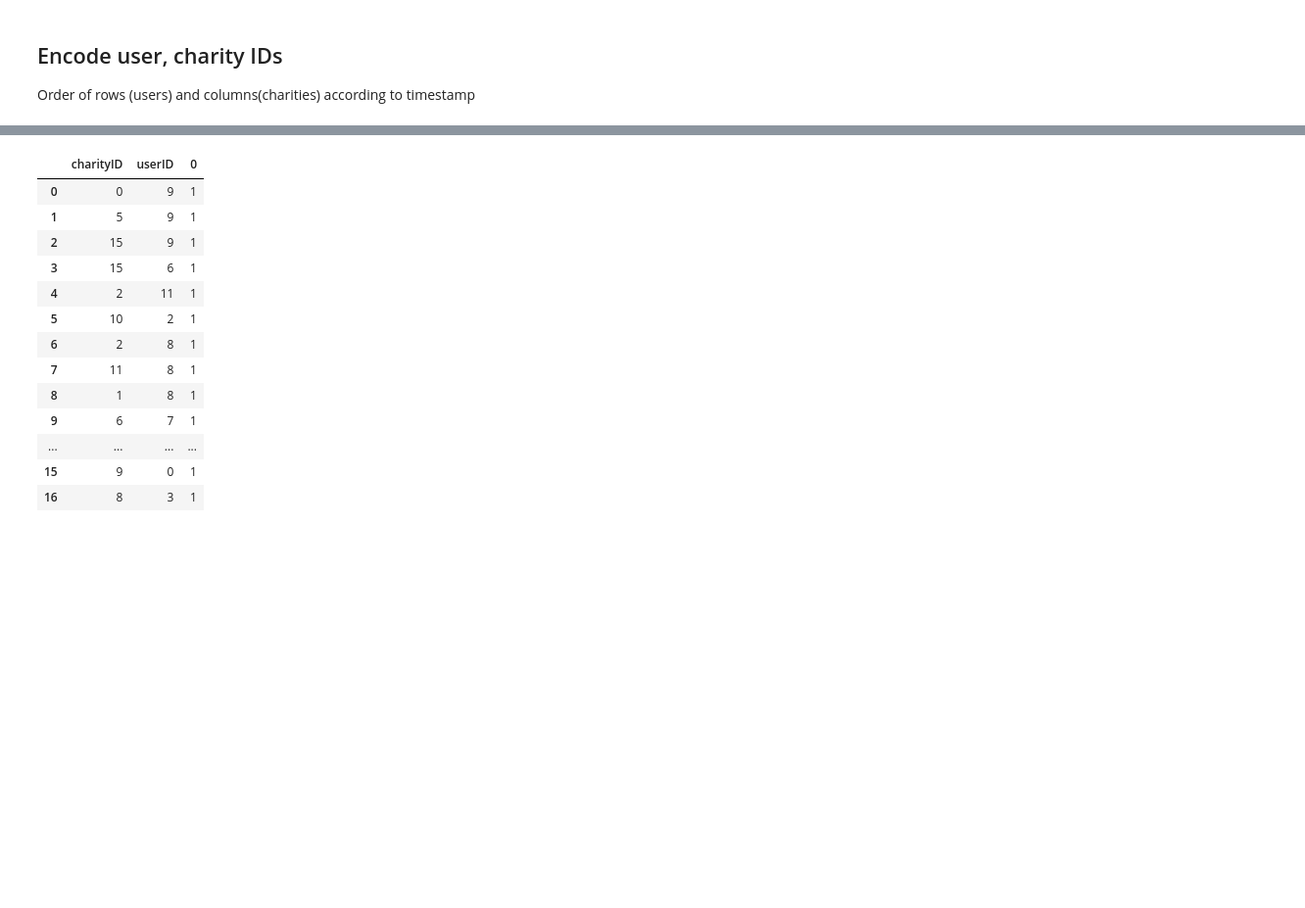
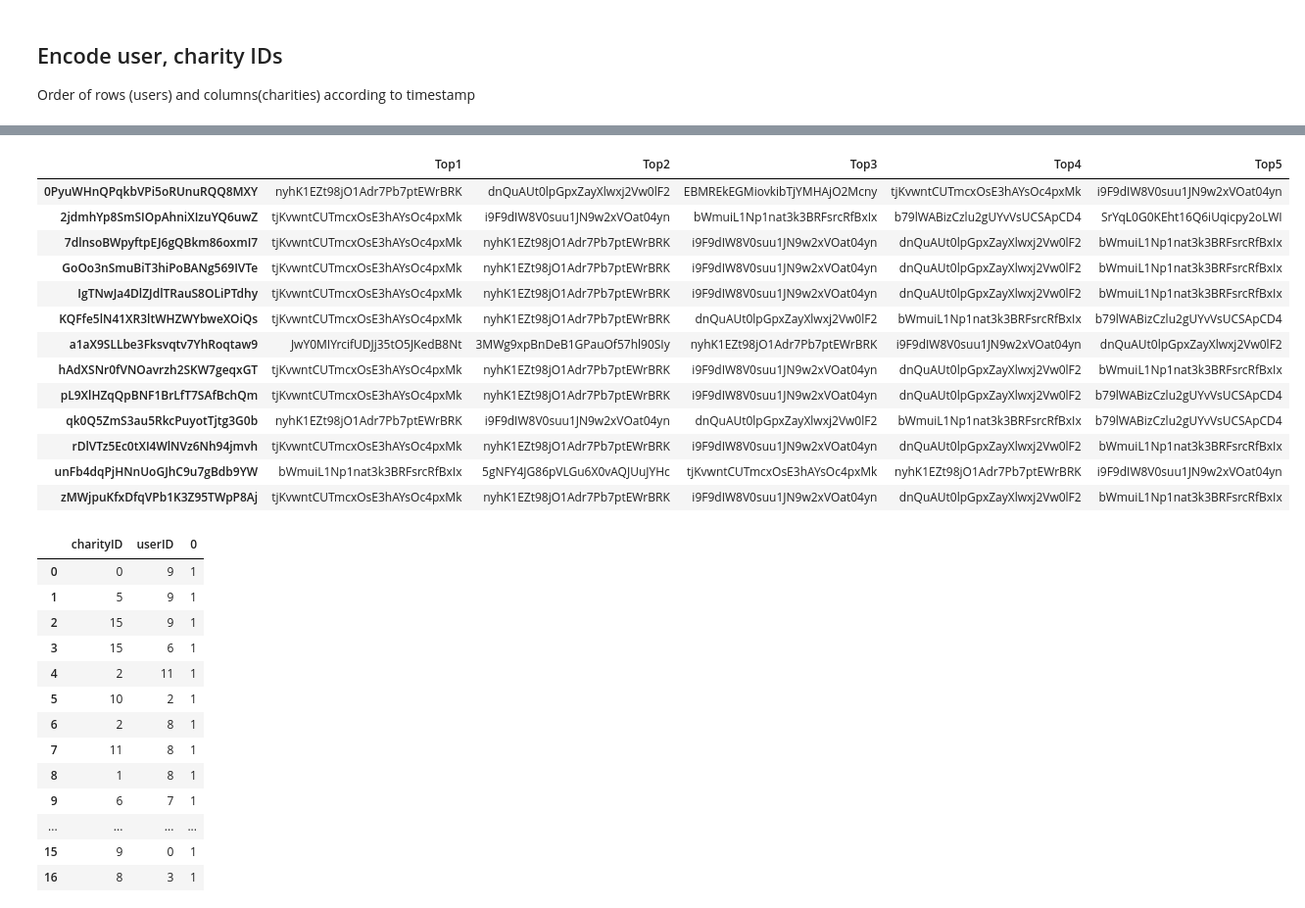
Before and after one commit to TheTriangle/Charities-ML, a Jupyter notebook: BasicModel.ipynb, the cells around one changed output, grey strips where cells are left out. Shown at 98% size. Cells and saved outputs as stored; diff of their text form; code cells hidden in the pictures; blank space fills up the shorter version.

```diff
--- a/BasicModel.ipynb
+++ b/BasicModel.ipynb
@@ -162,3 +362,59 @@ from sklearn.preprocessing import LabelEncoder
+# %%
+def get_recommendations_from_similarity(similarity_matrix, CharityUserMatrix, top_n=5):
+    CharityUserMatrix = csr_matrix(CharityUserMatrix.T)
+    UserCharityScores = CharityUserMatrix.dot(similarity_matrix) # sum of similarities to all purchased products
+
+    RecForUser = []
+
+    for user_id in range(UserCharityScores.shape[0]):
+        scores = UserCharityScores[user_id, :]
+
+        donated_charities = CharityUserMatrix.indices[CharityUserMatrix.indptr[user_id]:
+        CharityUserMatrix.indptr[user_id+1]]
+
+        scores[donated_charities] = -1 # do not recommend already donated charities (or do?)
+
+        top_charities_ids = np.argsort(scores)[-top_n:][::-1]
+        recommendations = pd.DataFrame(
+            top_charities_ids.reshape(1, -1),
+            index=[user_id],
+            columns=['Top%s' % (i+1) for i in range(top_n)])
+        RecForUser.append(recommendations)
+
+    return pd.concat(RecForUser)
+# %%
+def get_recommendations(donation_data):
+    user_label_encoder = LabelEncoder()
+    user_ids = user_label_encoder.fit_transform(donation_data.userID)
+
+    charity_label_encoder = LabelEncoder()
+    charity_ids = charity_label_encoder.fit_transform(donation_data.charityID)
+    # compute recommendations
+    similarity_matrix, CharityUserMatrix = GetItemItemSim(user_ids, charity_ids)
+    recommendations = get_recommendations_from_similarity(similarity_matrix, CharityUserMatrix)
+    recommendations.index = user_label_encoder.inverse_transform(recommendations.index)
+    for i in range(recommendations.shape[1]):
+        recommendations.iloc[:, i] = charity_label_encoder.inverse_transform(recommendations.iloc[:, i])
+    return recommendations
+# %%
+recommendations = get_recommendations(analytics)
+# %%
+recommendations
+# %% [output]
+|  | Top1 | Top2 | Top3 | Top4 | Top5 |
+| 0PyuWHnQPqkbVPi5oRUnuRQQ8MXY | nyhK1EZt98jO1Adr7Pb7ptEWrBRK | dnQuAUt0lpGpxZayXlwxj2Vw0lF2 | EBMREkEGMiovkibTjYMHAjO2Mcny | tjKvwntCUTmcxOsE3hAYsOc4pxMk | i9F9dIW8V0suu1JN9w2xVOat04yn |
+| 2jdmhYp8SmSIOpAhniXIzuYQ6uwZ | tjKvwntCUTmcxOsE3hAYsOc4pxMk | i9F9dIW8V0suu1JN9w2xVOat04yn | bWmuiL1Np1nat3k3BRFsrcRfBxIx | b79lWABizCzlu2gUYvVsUCSApCD4 | SrYqL0G0KEht16Q6iUqicpy2oLWI |
+| 7dlnsoBWpyftpEJ6gQBkm86oxmI7 | tjKvwntCUTmcxOsE3hAYsOc4pxMk | nyhK1EZt98jO1Adr7Pb7ptEWrBRK | i9F9dIW8V0suu1JN9w2xVOat04yn | dnQuAUt0lpGpxZayXlwxj2Vw0lF2 | bWmuiL1Np1nat3k3BRFsrcRfBxIx |
+| GoOo3nSmuBiT3hiPoBANg569IVTe | tjKvwntCUTmcxOsE3hAYsOc4pxMk | nyhK1EZt98jO1Adr7Pb7ptEWrBRK | i9F9dIW8V0suu1JN9w2xVOat04yn | dnQuAUt0lpGpxZayXlwxj2Vw0lF2 | bWmuiL1Np1nat3k3BRFsrcRfBxIx |
+| IgTNwJa4DlZJdlTRauS8OLiPTdhy | tjKvwntCUTmcxOsE3hAYsOc4pxMk | nyhK1EZt98jO1Adr7Pb7ptEWrBRK | i9F9dIW8V0suu1JN9w2xVOat04yn | dnQuAUt0lpGpxZayXlwxj2Vw0lF2 | bWmuiL1Np1nat3k3BRFsrcRfBxIx |
+| KQFfe5lN41XR3ltWHZWYbweXOiQs | tjKvwntCUTmcxOsE3hAYsOc4pxMk | nyhK1EZt98jO1Adr7Pb7ptEWrBRK | dnQuAUt0lpGpxZayXlwxj2Vw0lF2 | bWmuiL1Np1nat3k3BRFsrcRfBxIx | b79lWABizCzlu2gUYvVsUCSApCD4 |
+| a1aX9SLLbe3Fksvqtv7YhRoqtaw9 | JwY0MIYrcifUDJj35tO5JKedB8Nt | 3MWg9xpBnDeB1GPauOf57hl90SIy | nyhK1EZt98jO1Adr7Pb7ptEWrBRK | i9F9dIW8V0suu1JN9w2xVOat04yn | dnQuAUt0lpGpxZayXlwxj2Vw0lF2 |
+| hAdXSNr0fVNOavrzh2SKW7geqxGT | tjKvwntCUTmcxOsE3hAYsOc4pxMk | nyhK1EZt98jO1Adr7Pb7ptEWrBRK | i9F9dIW8V0suu1JN9w2xVOat04yn | dnQuAUt0lpGpxZayXlwxj2Vw0lF2 | bWmuiL1Np1nat3k3BRFsrcRfBxIx |
+| pL9XlHZqQpBNF1BrLfT7SAfBchQm | tjKvwntCUTmcxOsE3hAYsOc4pxMk | nyhK1EZt98jO1Adr7Pb7ptEWrBRK | i9F9dIW8V0suu1JN9w2xVOat04yn | dnQuAUt0lpGpxZayXlwxj2Vw0lF2 | b79lWABizCzlu2gUYvVsUCSApCD4 |
+| qk0Q5ZmS3au5RkcPuyotTjtg3G0b | nyhK1EZt98jO1Adr7Pb7ptEWrBRK | i9F9dIW8V0suu1JN9w2xVOat04yn | dnQuAUt0lpGpxZayXlwxj2Vw0lF2 | bWmuiL1Np1nat3k3BRFsrcRfBxIx | b79lWABizCzlu2gUYvVsUCSApCD4 |
+| rDlVTz5Ec0tXI4WlNVz6Nh94jmvh | tjKvwntCUTmcxOsE3hAYsOc4pxMk | nyhK1EZt98jO1Adr7Pb7ptEWrBRK | i9F9dIW8V0suu1JN9w2xVOat04yn | dnQuAUt0lpGpxZayXlwxj2Vw0lF2 | bWmuiL1Np1nat3k3BRFsrcRfBxIx |
+| unFb4dqPjHNnUoGJhC9u7gBdb9YW | bWmuiL1Np1nat3k3BRFsrcRfBxIx | 5gNFY4JG86pVLGu6X0vAQJUuJYHc | tjKvwntCUTmcxOsE3hAYsOc4pxMk | nyhK1EZt98jO1Adr7Pb7ptEWrBRK | i9F9dIW8V0suu1JN9w2xVOat04yn |
+| zMWjpuKfxDfqVPb1K3Z95TWpP8Aj | tjKvwntCUTmcxOsE3hAYsOc4pxMk | nyhK1EZt98jO1Adr7Pb7ptEWrBRK | i9F9dIW8V0suu1JN9w2xVOat04yn | dnQuAUt0lpGpxZayXlwxj2Vw0lF2 | bWmuiL1Np1nat3k3BRFsrcRfBxIx |
 # %%
 def ids_encoder(donations):
     users = sorted(donations['userID'].unique())
```
Also changed, not shown: parts of 23 cells of this notebook, 3 other files.
